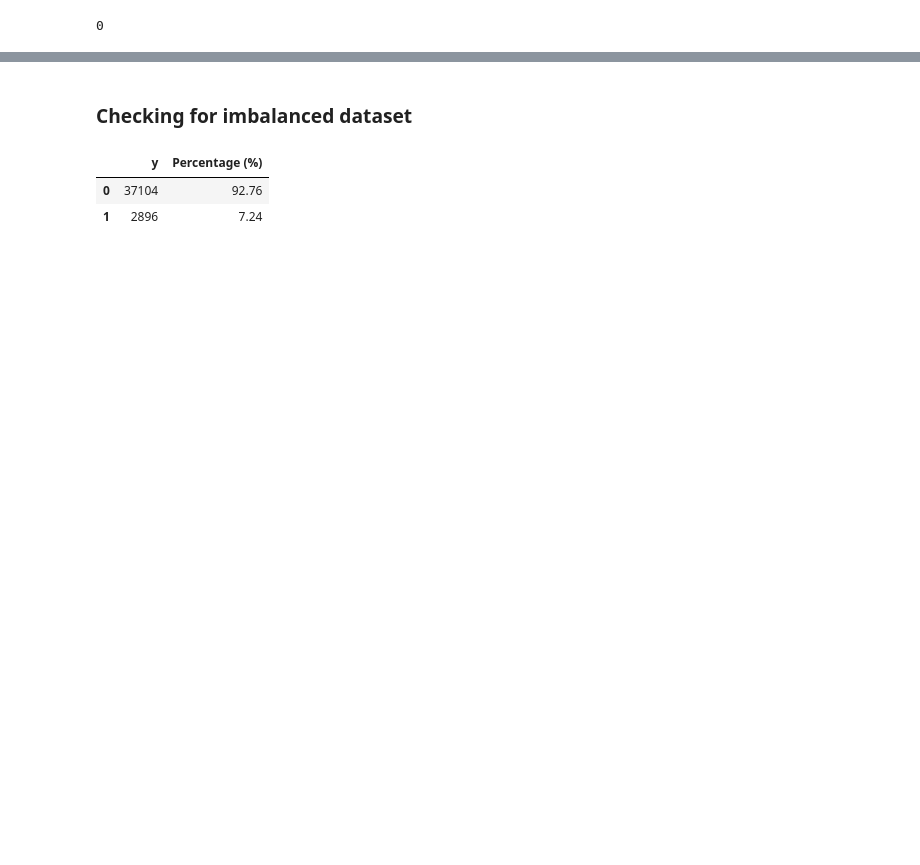
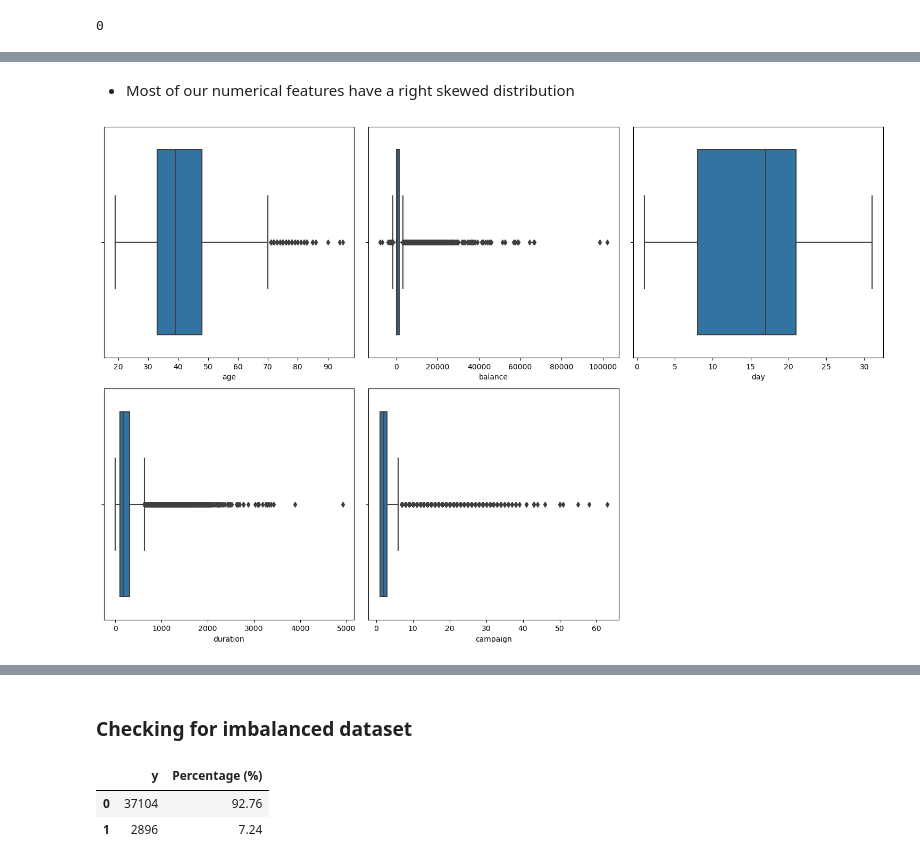
Before and after one commit to NNtorvas/TermDepositMarketing, a Jupyter notebook: term_deposit_marketing_notebook.ipynb, the cells around one changed output, grey strips where cells are left out. Cells and saved outputs as stored; diff of their text form; code cells hidden in the pictures; blank space fills up the shorter version.

```diff
--- a/term_deposit_marketing_notebook.ipynb
+++ b/term_deposit_marketing_notebook.ipynb
@@ -349,0 +226,14 @@ plt.show()
+# %% [markdown]
+* Most of our numerical features have a right skewed distribution
+# %%
+# boxplot to see for outliers
+plt.figure(figsize=(15,10))
+i = 1
+for col in numerical_features:
+  ax = plt.subplot(2,3,i)
+  sns.boxplot(data=data, x=col)
+  i+=1
+plt.tight_layout()
+plt.show()
+# %% [output]
+[figure, added]
```
Also changed, not shown: parts of 57 cells of this notebook, 1 other file.
